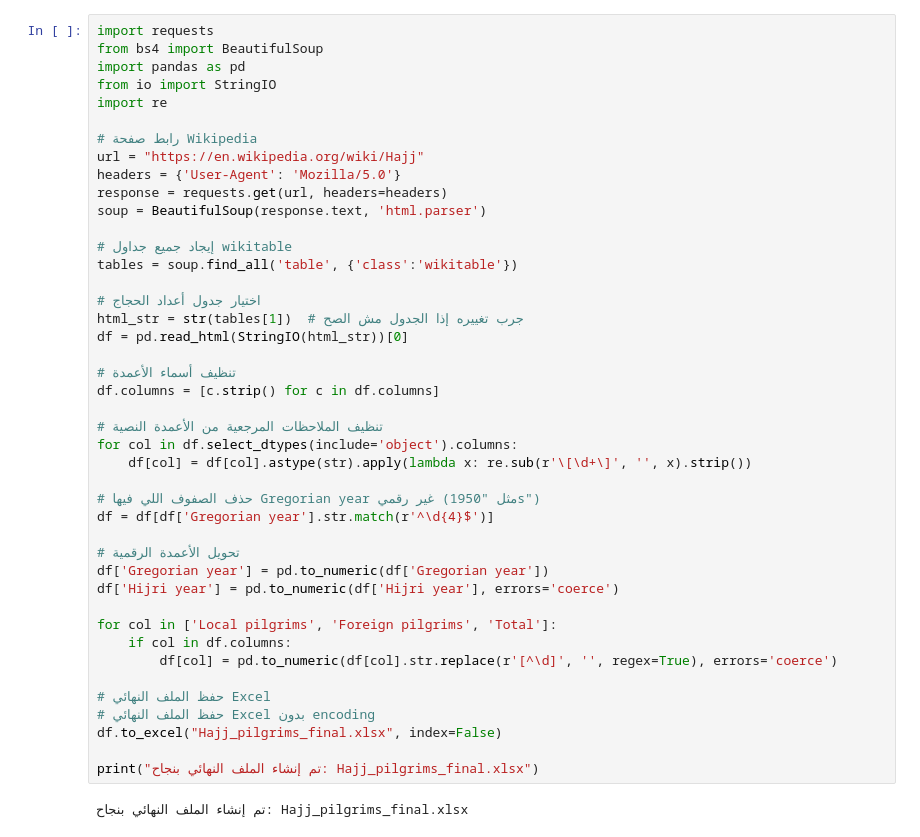
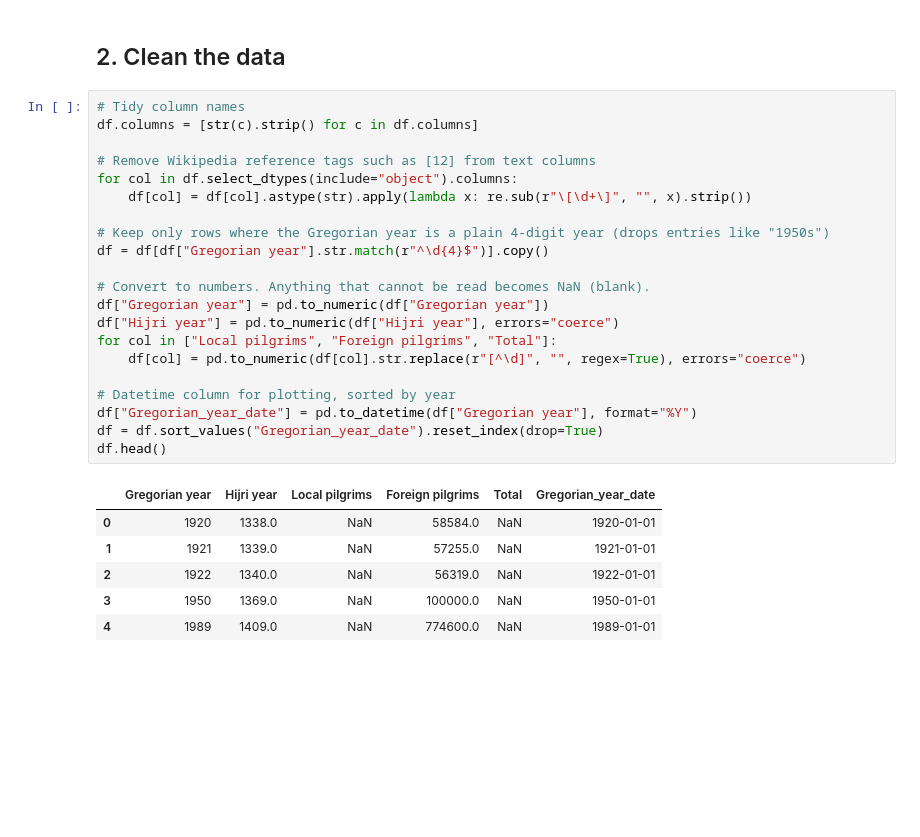
Before and after one commit to israa-abdelaal/israa-abdelaal, a Jupyter notebook: Hajj.ipynb, the cells around one changed output. Drawn from its saved outputs; the diff is of its cells as text; blank space fills up the shorter version.

```diff
--- a/Hajj.ipynb
+++ b/Hajj.ipynb
@@ -1,45 +37,30 @@
+# %% [markdown]
+## 2. Clean the data
 # %%
-import requests
-from bs4 import BeautifulSoup
-import pandas as pd
-from io import StringIO
-import re
+# Tidy column names
+df.columns = [str(c).strip() for c in df.columns]
 
-# رابط صفحة Wikipedia
-url = "https://en.wikipedia.org/wiki/Hajj"
-headers = {'User-Agent': 'Mozilla/5.0'}
-response = requests.get(url, headers=headers)
-soup = BeautifulSoup(response.text, 'html.parser')
+# Remove Wikipedia reference tags such as [12] from text columns
+for col in df.select_dtypes(include="object").columns:
+    df[col] = df[col].astype(str).apply(lambda x: re.sub(r"\[\d+\]", "", x).strip())
 
-# إيجاد جميع جداول wikitable
-tables = soup.find_all('table', {'class':'wikitable'})
+# Keep only rows where the Gregorian year is a plain 4-digit year (drops entries like "1950s")
+df = df[df["Gregorian year"].str.match(r"^\d{4}$")].copy()
 
-# اختيار جدول أعداد الحجاج
-html_str = str(tables[1])  # جرب تغييره إذا الجدول مش الصح
-df = pd.read_html(StringIO(html_str))[0]
+# Convert to numbers. Anything that cannot be read becomes NaN (blank).
+df["Gregorian year"] = pd.to_numeric(df["Gregorian year"])
+df["Hijri year"] = pd.to_numeric(df["Hijri year"], errors="coerce")
+for col in ["Local pilgrims", "Foreign pilgrims", "Total"]:
+    df[col] = pd.to_numeric(df[col].str.replace(r"[^\d]", "", regex=True), errors="coerce")
 
-# تنظيف أسماء الأعمدة
-df.columns = [c.strip() for c in df.columns]
-
-# تنظيف الملاحظات المرجعية من الأعمدة النصية
-for col in df.select_dtypes(include='object').columns:
-    df[col] = df[col].astype(str).apply(lambda x: re.sub(r'\[\d+\]', '', x).strip())
-
-# حذف الصفوف اللي فيها Gregorian year غير رقمي (مثل "1950s")
-df = df[df['Gregorian year'].str.match(r'^\d{4}$')]
-
-# تحويل الأعمدة الرقمية
-df['Gregorian year'] = pd.to_numeric(df['Gregorian year'])
-df['Hijri year'] = pd.to_numeric(df['Hijri year'], errors='coerce')
-
-for col in ['Local pilgrims', 'Foreign pilgrims', 'Total']:
-    if col in df.columns:
-        df[col] = pd.to_numeric(df[col].str.replace(r'[^\d]', '', regex=True), errors='coerce')
-
-# حفظ الملف النهائي Excel
-# حفظ الملف النهائي Excel بدون encoding
-df.to_excel("Hajj_pilgrims_final.xlsx", index=False)
-
-print("تم إنشاء الملف النهائي بنجاح: Hajj_pilgrims_final.xlsx")
+# Datetime column for plotting, sorted by year
+df["Gregorian_year_date"] = pd.to_datetime(df["Gregorian year"], format="%Y")
+df = df.sort_values("Gregorian_year_date").reset_index(drop=True)
+df.head()
 # %% [output]
-تم إنشاء الملف النهائي بنجاح: Hajj_pilgrims_final.xlsx
+|  | Gregorian year | Hijri year | Local pilgrims | Foreign pilgrims | Total | Gregorian_year_date |
+| 0 | 1920 | 1338.0 | NaN | 58584.0 | NaN | 1920-01-01 |
+| 1 | 1921 | 1339.0 | NaN | 57255.0 | NaN | 1921-01-01 |
+| 2 | 1922 | 1340.0 | NaN | 56319.0 | NaN | 1922-01-01 |
+| 3 | 1950 | 1369.0 | NaN | 100000.0 | NaN | 1950-01-01 |
+| 4 | 1989 | 1409.0 | NaN | 774600.0 | NaN | 1989-01-01 |
```
Also changed, not shown: parts of 26 cells of this notebook.
